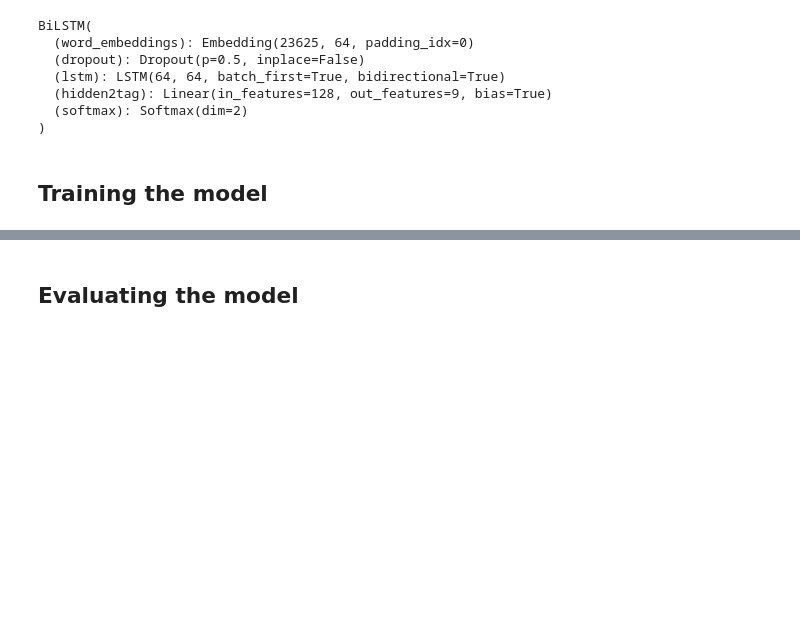
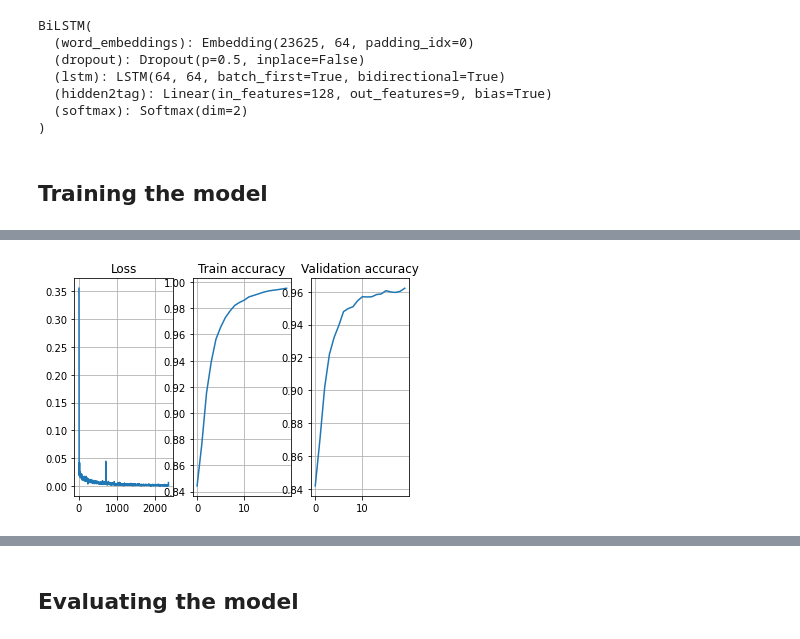
Before and after one commit to andrearigo-dev/NLU-Final-Project, a Jupyter notebook: nlu_project_ner_tagging.ipynb, the cells around one changed output, grey strips where cells are left out. Cells and saved outputs as stored; diff of their text form; code cells hidden in the pictures; blank space fills up the shorter version.

```diff
--- a/nlu_project_ner_tagging.ipynb
+++ b/nlu_project_ner_tagging.ipynb
@@ -190,15 +243,11 @@ def prepare_test(test_set, labels, word2idx, label2idx, max_len):
 # %% [markdown]
 ## Putting all in a Dataset object
 # %%
-from torch.utils.data import TensorDataset, DataLoader
-
 # mean_len = int(sum(map(len, train_set))/len(train_set))
 # print(mean_len)
 
-X_train, Y_train, max_len = prepare_train(train_set, labels, word2idx, label2idx)
-X_test, Y_test = prepare_test(test_set, labels, word2idx, label2idx, max_len)
-X_val, Y_val = prepare_test(val_set, labels, word2idx, label2idx, max_len)
+X_train, Y_train, y_train_flat, max_len = prepare_train(train_set, labels, word2idx, label2idx)
+X_test, Y_test, y_test_flat = prepare_test(test_set, labels, word2idx, label2idx, max_len)
+X_val, Y_val, y_val_flat = prepare_test(val_set, labels, word2idx, label2idx, max_len)
 
 train_dataset = TensorDataset(X_train, Y_train)
-# test_dataset = TensorDataset(X_test, Y_test)
-# val_dataset = TensorDataset(X_val, Y_val)
@@ -368,0 +410,28 @@ if not model_saved:
+# %%
+if not model_saved:
+  losses, train_accs, val_accs = train_model(model=model,
+                       train_dataset=train_dataset,
+                       X_train=X_train,
+                       X_val=X_val,
+                       train_set=train_set,
+                       val_set=val_set,
+                       y_train_flat=y_train_flat,
+                       y_val_flat=y_val_flat,
+                       bs=60,
+                       epochs=10,
+                       print_every=100,
+                       device=device)
+  fig, (ax1, ax2, ax3) = plt.subplots(1, 3)
+
+  ax1.plot(range(len(losses)), losses)
+  ax1.set_title("Loss")
+  ax1.grid()
+
+  ax2.plot(range(len(train_accs)), train_accs)
+  ax2.set_title("Train accuracy")
+  ax2.grid()
+
+  ax3.plot(range(len(val_accs)), val_accs)
+  ax3.set_title("Validation accuracy")
+  ax3.grid()
+# %% [output]
@@ -369,3 +458,4 @@ if not model_saved:
+[figure, added]
 # %%
 # saving the model
 if not model_saved:
```
Also changed, not shown: parts of 23 cells of this notebook.
